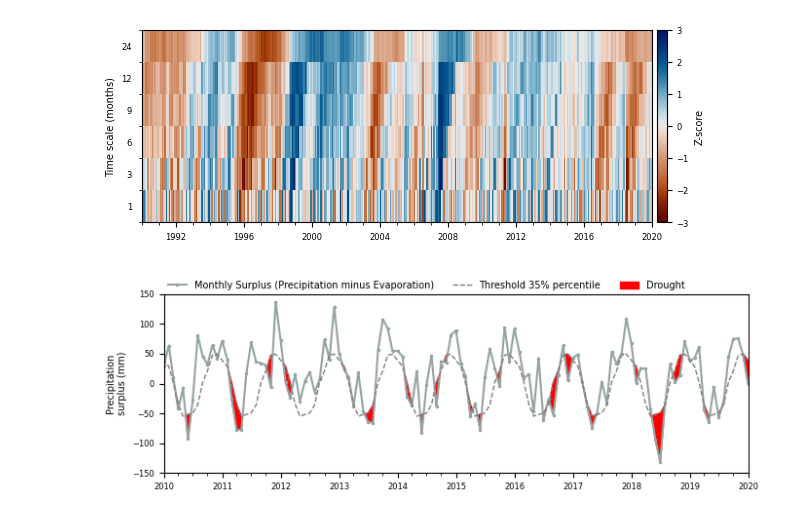
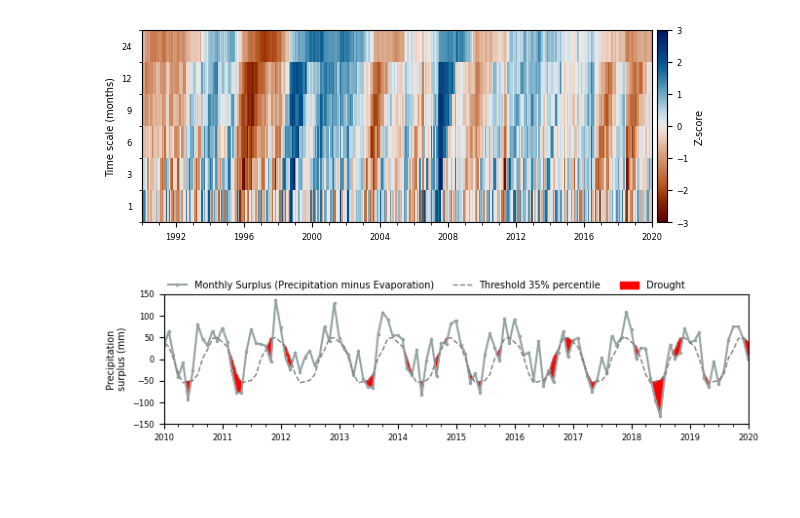
Before and after one commit to martinvonk/SPEI, a Jupyter notebook: paper/paper.ipynb, the cells around one changed output. Saved outputs shown, nothing was run; the diff lists cells and outputs as text; code cells hidden in the pictures; blank space fills up the shorter version.

Commit message:
smallr threshold plot

```diff
--- a/paper/paper.ipynb
+++ b/paper/paper.ipynb
@@ -557,26 +557,26 @@ ax.get_figure().savefig("figures/spei_heatmap.png", dpi=300, bbox_inches="tight"
 # %%
 perc = 0.35
 thres = sispei.ppf(perc).rename(f"Threshold {perc:0.0%} percentile")
-fig, ax = plt.subplots(figsize=(7.0, 2.5), layout="tight")
+fig, ax = plt.subplots(figsize=(7.0, 2.0), layout="tight")
 ax = si.plot.threshold(
     surplus,
     thres,
     ax=ax,
     **dict(
         color="C3",
         linewidth=1.5,
         marker=".",
         markersize=3.0,
         label="Monthly Surplus (Precipitation minus Evaporation)",
     ),
 )
 ax.set_xlim(pd.Timestamp("2010"), pd.Timestamp("2020"))
 ax.yaxis.set_major_locator(mpl.ticker.MultipleLocator(50))
 ax.xaxis.set_major_locator(mpl.dates.YearLocator(1))
 ax.xaxis.set_minor_locator(mpl.dates.MonthLocator([4, 7, 10]))
 ax.set_ylabel("Precipitation\nsurplus (mm)")
 ax.legend(ncol=3, loc=(0, 1), frameon=False)
 ax.set_ylim(-150.0, 150.0)
 fig.savefig("figures/threshold.png", dpi=300, bbox_inches="tight")
 # %% [output]
-[figure, old version]
+[figure, new version]
```
Also changed, not shown: 1 other file.
